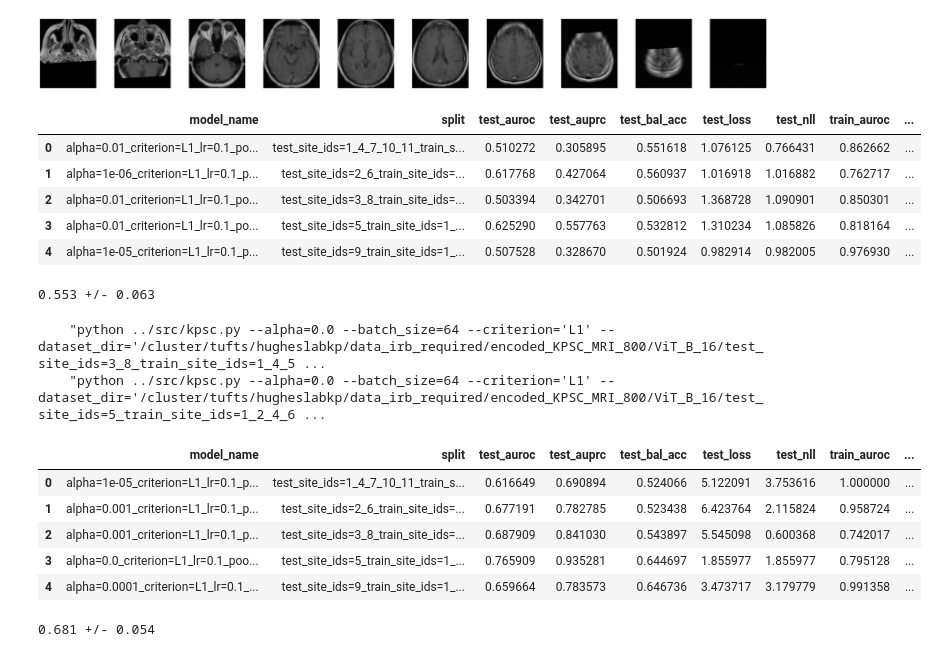
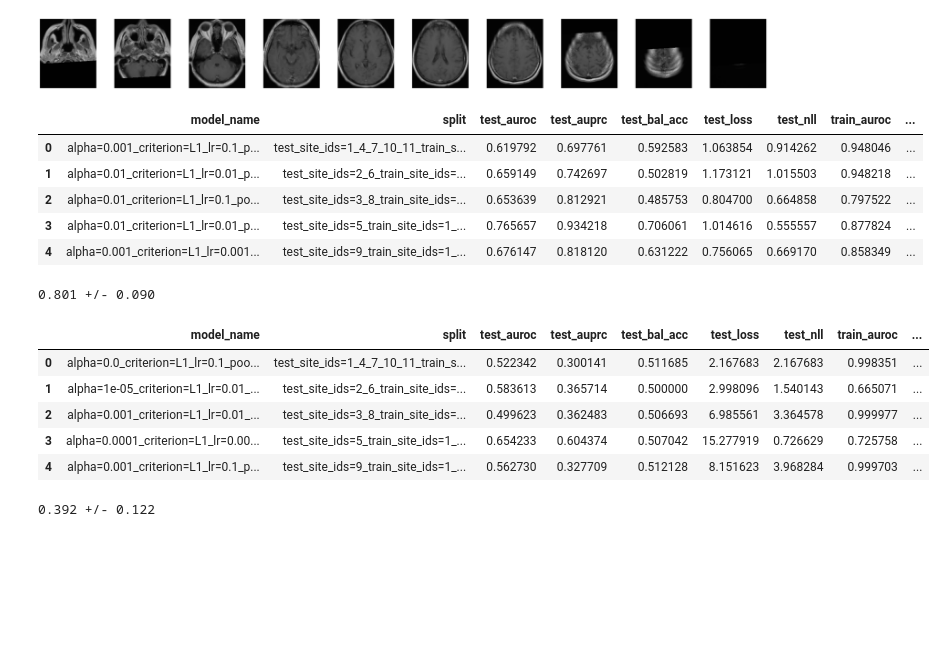
Before and after one commit to ethanharvey98/pooling, a Jupyter notebook: notebooks/kpsc_mri.ipynb, the cells around one changed output. Cells and saved outputs as stored; diff of their text form; code cells hidden in the pictures; blank space fills up the shorter version.

```diff
--- a/notebooks/kpsc_mri.ipynb
+++ b/notebooks/kpsc_mri.ipynb
@@ -24,0 +1,14 @@ torch.Size([1, 400])
+# %%
+import os
+import numpy as np
+import pandas as pd
+
+dataset_dir = '/cluster/tufts/hugheslab/datasets/RSNA'
+subject_ids = [filename.split('.')[0] for root, dirs, files in os.walk(f'{dataset_dir}/labels') for filename in files]
+labels = [np.load(f'{root}/{filename}') for root, dirs, files in os.walk(f'{dataset_dir}/labels') for filename in files]
+slice_labels = [list(np.load(f'{root}/{filename}')) for root, dirs, files in os.walk(f'{dataset_dir}/slice_labels') for filename in files]
+
+labels_df = pd.DataFrame({'ID': subject_ids, 'label': labels, 'slice_label': slice_labels})
+#labels_df.to_csv(f'{dataset_dir}/SmAP_labels.csv', index=False)
+print(labels_df.shape)
+labels_df.head()
@@ -198,9 +196,10 @@ dataset_dir = '/cluster/tufts/hugheslabkp/data_irb_required/encoded_KPSC_MRI_800
 epochs = 1000
 embedding_level = False
 experiments_dir = '/cluster/tufts/hugheslab/eharve06/pooling/experiments/KPSC_MRI_800_WMD_embedding_level=False'
-experiments_dir = '/cluster/tufts/hugheslab/eharve06/pooling/experiments/KPSC_MRI_800_CBI_embedding_level=False'
+#experiments_dir = '/cluster/tufts/hugheslab/eharve06/pooling/experiments/KPSC_MRI_800_CBI_embedding_level=False'
 lrs = [0.1, 0.01, 0.001, 0.0001]
 poolings = ['Max', 'Mean', 'ABMIL']
+poolings = ['SmAP']
 save = True
 seeds = [1001]
 splits = ['test_site_ids=9_train_site_ids=1_2_3_4_6_7_8_10_11_val_site_ids=5',
@@ -225,10 +224,10 @@ criterions = ['L1']
 dataset_dir = '/cluster/tufts/hugheslabkp/data_irb_required/encoded_KPSC_MRI_800/ViT_B_16'
 epochs = 1000
 embedding_level = False
-#experiments_dir = '/cluster/tufts/hugheslab/eharve06/pooling/experiments/KPSC_MRI_800_WMD_embedding_level=False'
-experiments_dir = '/cluster/tufts/hugheslab/eharve06/pooling/experiments/KPSC_MRI_800_CBI_embedding_level=False'
+#experiments_dir = '/cluster/tufts/hugheslab/eharve06/pooling/experiments/KPSC_MRI_800_CBI_embedding_level=False'
+experiments_dir = '/cluster/tufts/hugheslab/eharve06/pooling/experiments/KPSC_MRI_800_WMD_embedding_level=False'
 lrs = [0.1, 0.01, 0.001, 0.0001]
-poolings = ['Max']
+poolings = ['SmAP']
 save = True
 seeds = [1001]
 splits = ['test_site_ids=9_train_site_ids=1_2_3_4_6_7_8_10_11_val_site_ids=5',
@@ -258,13 +257,14 @@ df = df.loc[indices].reset_index(drop=True)
 df.head()
 # %% [output]
 |  | model_name | split | test_auroc | test_auprc | test_bal_acc | test_loss | test_nll | train_auroc | ... |
-| 0 | alpha=0.01_criterion=L1_lr=0.1_po... | test_site_ids=1_4_7_10_11_train_s... | 0.510272 | 0.305895 | 0.551618 | 1.076125 | 0.766431 | 0.862662 | ... |
-| 1 | alpha=1e-06_criterion=L1_lr=0.1_p... | test_site_ids=2_6_train_site_ids=... | 0.617768 | 0.427064 | 0.560937 | 1.016918 | 1.016882 | 0.762717 | ... |
-| 2 | alpha=0.01_criterion=L1_lr=0.1_po... | test_site_ids=3_8_train_site_ids=... | 0.503394 | 0.342701 | 0.506693 | 1.368728 | 1.090901 | 0.850301 | ... |
-| 3 | alpha=0.01_criterion=L1_lr=0.1_po... | test_site_ids=5_train_site_ids=1_... | 0.625290 | 0.557763 | 0.532812 | 1.310234 | 1.085826 | 0.818164 | ... |
-| 4 | alpha=1e-05_criterion=L1_lr=0.1_p... | test_site_ids=9_train_site_ids=1_... | 0.507528 | 0.328670 | 0.501924 | 0.982914 | 0.982005 | 0.976930 | ... |
+| 0 | alpha=0.001_criterion=L1_lr=0.1_p... | test_site_ids=1_4_7_10_11_train_s... | 0.619792 | 0.697761 | 0.592583 | 1.063854 | 0.914262 | 0.948046 | ... |
+| 1 | alpha=0.01_criterion=L1_lr=0.01_p... | test_site_ids=2_6_train_site_ids=... | 0.659149 | 0.742697 | 0.502819 | 1.173121 | 1.015503 | 0.948218 | ... |
+| 2 | alpha=0.01_criterion=L1_lr=0.1_po... | test_site_ids=3_8_train_site_ids=... | 0.653639 | 0.812921 | 0.485753 | 0.804700 | 0.664858 | 0.797522 | ... |
+| 3 | alpha=0.01_criterion=L1_lr=0.01_p... | test_site_ids=5_train_site_ids=1_... | 0.765657 | 0.934218 | 0.706061 | 1.014616 | 0.555557 | 0.877824 | ... |
+| 4 | alpha=0.001_criterion=L1_lr=0.001... | test_site_ids=9_train_site_ids=1_... | 0.676147 | 0.818120 | 0.631222 | 0.756065 | 0.669170 | 0.858349 | ... |
 # %%
-print(f"{df.test_auroc.mean():.3f} +/- {df.test_auroc.std():.3f}")
+#print(f"{df.test_auroc.mean():.3f} +/- {df.test_auroc.std():.3f}")
+print(f"{df.test_auprc.mean():.3f} +/- {df.test_auprc.std():.3f}")
 # %% [output]
-0.553 +/- 0.063
+0.801 +/- 0.090
 # %%
@@ -288,6 +307,7 @@ experiments_dir = '/cluster/tufts/hugheslab/eharve06/pooling/experiments/KPSC_MR
 #experiments_dir = '/cluster/tufts/hugheslab/eharve06/pooling/experiments/KPSC_MRI_800_CBI_embedding_level=True'
 lrs = [0.1, 0.01, 0.001, 0.0001]
 poolings = ['Max', 'Mean', 'ABMIL', 'TransMIL']
+poolings = ['SmAP']
 save = True
 seeds = [1001]
 splits = ['test_site_ids=9_train_site_ids=1_2_3_4_6_7_8_10_11_val_site_ids=5',
@@ -304,9 +324,6 @@ for alpha, criterion, lr, pooling, seed, split in itertools.product(alphas, crit
 
     print_job(alpha, batch_size, criterion, temp_dataset_dir, epochs, embedding_level,
               temp_experiments_dir, lr, pooling, save, seed, weight_decay)
-# %% [output]
-    "python ../src/kpsc.py --alpha=0.0 --batch_size=64 --criterion='L1' --dataset_dir='/cluster/tufts/hugheslabkp/data_irb_required/encoded_KPSC_MRI_800/ViT_B_16/test_site_ids=3_8_train_site_ids=1_4_5 ...
-    "python ../src/kpsc.py --alpha=0.0 --batch_size=64 --criterion='L1' --dataset_dir='/cluster/tufts/hugheslabkp/data_irb_required/encoded_KPSC_MRI_800/ViT_B_16/test_site_ids=5_train_site_ids=1_2_4_6 ...
 # %%
 alphas = [1.0, 0.1, 0.01, 0.001, 0.0001, 1e-05, 1e-06, 0.0]
 beta = 0.0
@@ -316,45 +333,46 @@ dataset_dir = '/cluster/tufts/hugheslabkp/data_irb_required/encoded_KPSC_MRI_800
 epochs = 1000
 embedding_level = True
 experiments_dir = '/cluster/tufts/hugheslab/eharve06/pooling/experiments/KPSC_MRI_800_WMD_embedding_level=True'
-#experiments_dir = '/cluster/tufts/hugheslab/eharve06/pooling/experiments/KPSC_MRI_800_CBI_embedding_level=True'
+experiments_dir = '/cluster/tufts/hugheslab/eharve06/pooling/experiments/KPSC_MRI_800_CBI_embedding_level=True'
 lrs = [0.1, 0.01, 0.001, 0.0001]
 poolings = ['TransMIL']
 save = True
 seeds = [1001]
 splits = ['test_site_ids=9_train_site_ids=1_2_3_4_6_7_8_10_11_val_site_ids=5',
           'test_site_ids=1_4_7_10_11_train_site_ids=2_3_5_6_8_val_site_ids=9',
           'test_site_ids=2_6_train_site_ids=3_5_8_9_val_site_ids=1_4_7_10_11',
           'test_site_ids=3_8_train_site_ids=1_4_5_7_9_10_11_val_site_ids=2_6',
           'test_site_ids=5_train_site_ids=1_2_4_6_7_9_10_11_val_site_ids=3_8']
 weight_decay = 0.0
 
 columns = ['model_name', 'split', 'test_auroc', 'test_auprc', 'test_bal_acc', 'test_loss', 'test_nll', 'train_auroc', 'train_auprc', 'train_bal_acc', 'train_loss', 'train_nll', 'val_auroc', 'val_auprc', 'val_bal_acc', 'val_loss', 'val_nll']
 df = pd.DataFrame(columns=columns)
 
 for alpha, criterion, lr, pooling, seed, split in itertools.product(alphas, criterions, lrs, poolings, seeds, splits):
 
     model_name = f'alpha={alpha}_criterion={criterion}_lr={lr}_pooling={pooling}_seed={seed}'
 
     if os.path.exists(f'{experiments_dir}/{split}/{model_name}.csv'):
         temp_df = pd.read_csv(f'{experiments_dir}/{split}/{model_name}.csv')
         if len(temp_df[temp_df.train_auroc > temp_df.val_auroc]):
             index = temp_df[temp_df.train_auroc > temp_df.val_auroc].val_auroc.idxmax()
             row = [model_name, split, temp_df.test_auroc.values[index], temp_df.test_auprc.values[index], temp_df.test_bal_acc.values[index], temp_df.test_loss.values[index], temp_df.test_nll.values[index], temp_df.train_auroc.values[index], temp_df.train_auprc.values[index], temp_df.train_bal_acc.values[index], temp_df.train_loss.values[index], temp_df.train_nll.values[index], temp_df.val_auroc.values[index], temp_df.val_auprc.values[index], temp_df.val_bal_acc.values[index], temp_df.val_loss.values[index], temp_df.val_nll.values[index]]
             df.loc[len(df)] = row
 
 indices = df.groupby(['split'])['val_auroc'].idxmax()
 df = df.loc[indices].reset_index(drop=True)
 
 df.head()
 # %% [output]
 |  | model_name | split | test_auroc | test_auprc | test_bal_acc | test_loss | test_nll | train_auroc | ... |
-| 0 | alpha=1e-05_criterion=L1_lr=0.1_p... | test_site_ids=1_4_7_10_11_train_s... | 0.616649 | 0.690894 | 0.524066 | 5.122091 | 3.753616 | 1.000000 | ... |
-| 1 | alpha=0.001_criterion=L1_lr=0.1_p... | test_site_ids=2_6_train_site_ids=... | 0.677191 | 0.782785 | 0.523438 | 6.423764 | 2.115824 | 0.958724 | ... |
-| 2 | alpha=0.001_criterion=L1_lr=0.1_p... | test_site_ids=3_8_train_site_ids=... | 0.687909 | 0.841030 | 0.543897 | 5.545098 | 0.600368 | 0.742017 | ... |
-| 3 | alpha=0.0_criterion=L1_lr=0.1_poo... | test_site_ids=5_train_site_ids=1_... | 0.765909 | 0.935281 | 0.644697 | 1.855977 | 1.855977 | 0.795128 | ... |
-| 4 | alpha=0.0001_criterion=L1_lr=0.1_... | test_site_ids=9_train_site_ids=1_... | 0.659664 | 0.783573 | 0.646736 | 3.473717 | 3.179779 | 0.991358 | ... |
+| 0 | alpha=0.0_criterion=L1_lr=0.1_poo... | test_site_ids=1_4_7_10_11_train_s... | 0.522342 | 0.300141 | 0.511685 | 2.167683 | 2.167683 | 0.998351 | ... |
+| 1 | alpha=1e-05_criterion=L1_lr=0.01_... | test_site_ids=2_6_train_site_ids=... | 0.583613 | 0.365714 | 0.500000 | 2.998096 | 1.540143 | 0.665071 | ... |
+| 2 | alpha=0.001_criterion=L1_lr=0.01_... | test_site_ids=3_8_train_site_ids=... | 0.499623 | 0.362483 | 0.506693 | 6.985561 | 3.364578 | 0.999977 | ... |
+| 3 | alpha=0.0001_criterion=L1_lr=0.00... | test_site_ids=5_train_site_ids=1_... | 0.654233 | 0.604374 | 0.507042 | 15.277919 | 0.726629 | 0.725758 | ... |
+| 4 | alpha=0.001_criterion=L1_lr=0.1_p... | test_site_ids=9_train_site_ids=1_... | 0.562730 | 0.327709 | 0.512128 | 8.151623 | 3.968284 | 0.999703 | ... |
 # %%
-print(f"{df.test_auroc.mean():.3f} +/- {df.test_auroc.std():.3f}")
+#print(f"{df.test_auroc.mean():.3f} +/- {df.test_auroc.std():.3f}")
+print(f"{df.test_auprc.mean():.3f} +/- {df.test_auprc.std():.3f}")
 # %% [output]
-0.681 +/- 0.054
+0.392 +/- 0.122
 # %%
```
Also changed, not shown: parts of 13 cells of this notebook, 53 other files.
